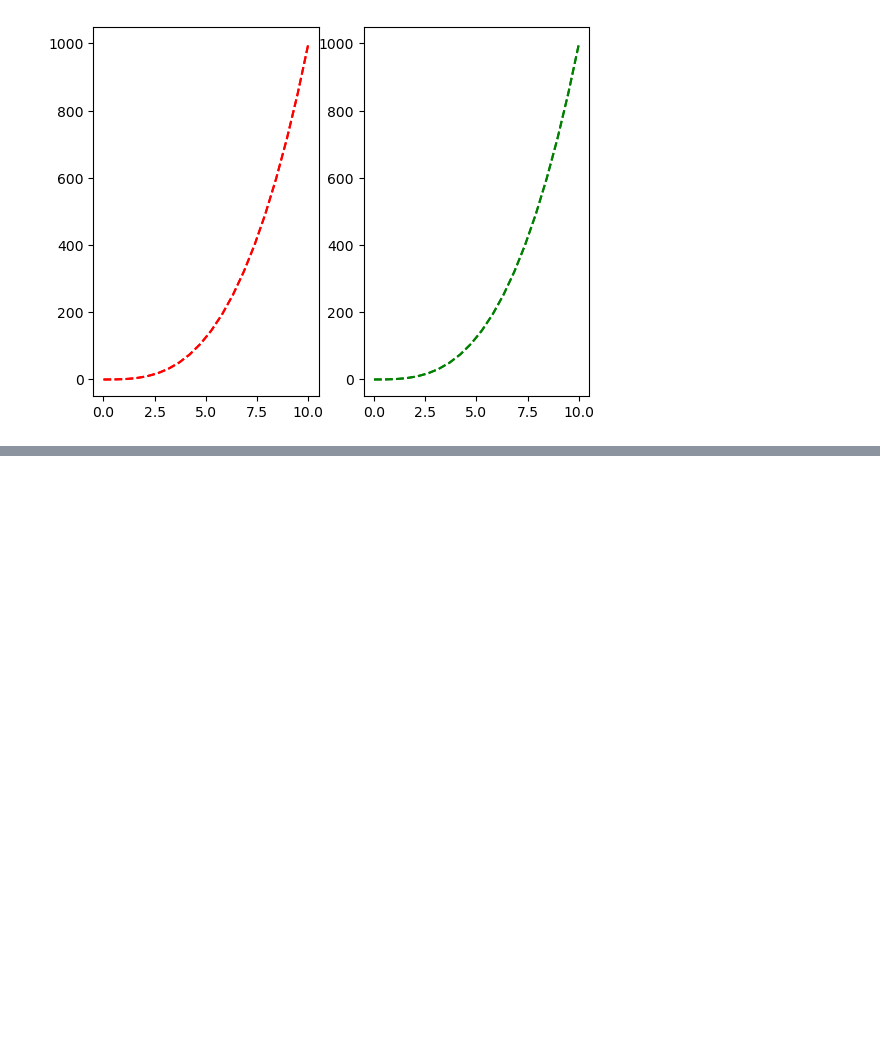
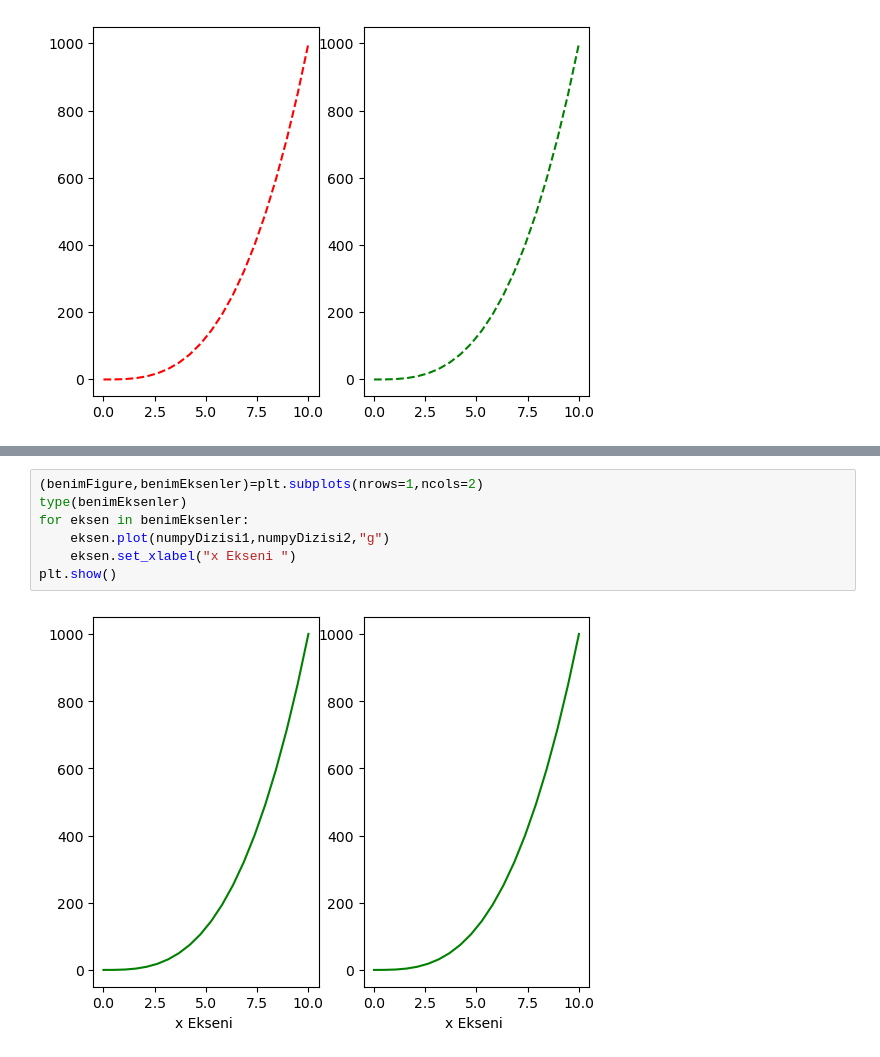
Before and after one commit to Baran0ner/Python-Exercise, a Jupyter notebook: 27-Matplotlib/27-MatplotibGiriş.ipynb, the cells around one changed output, grey strips where cells are left out. Cells and saved outputs as stored; diff of their text form; blank space fills up the shorter version.

```diff
--- a/27-Matplotlib/27-MatplotibGiriş.ipynb
+++ b/27-Matplotlib/27-MatplotibGiriş.ipynb
@@ -73,0 +93,9 @@ benim
+# %%
+(benimFigure,benimEksenler)=plt.subplots(nrows=1,ncols=2)
+type(benimEksenler)
+for eksen in benimEksenler:
+    eksen.plot(numpyDizisi1,numpyDizisi2,"g")
+    eksen.set_xlabel("x Ekseni ")
+plt.show()
+# %% [output]
+[figure, added]
```
Also changed, not shown: parts of 5 cells of this notebook.
